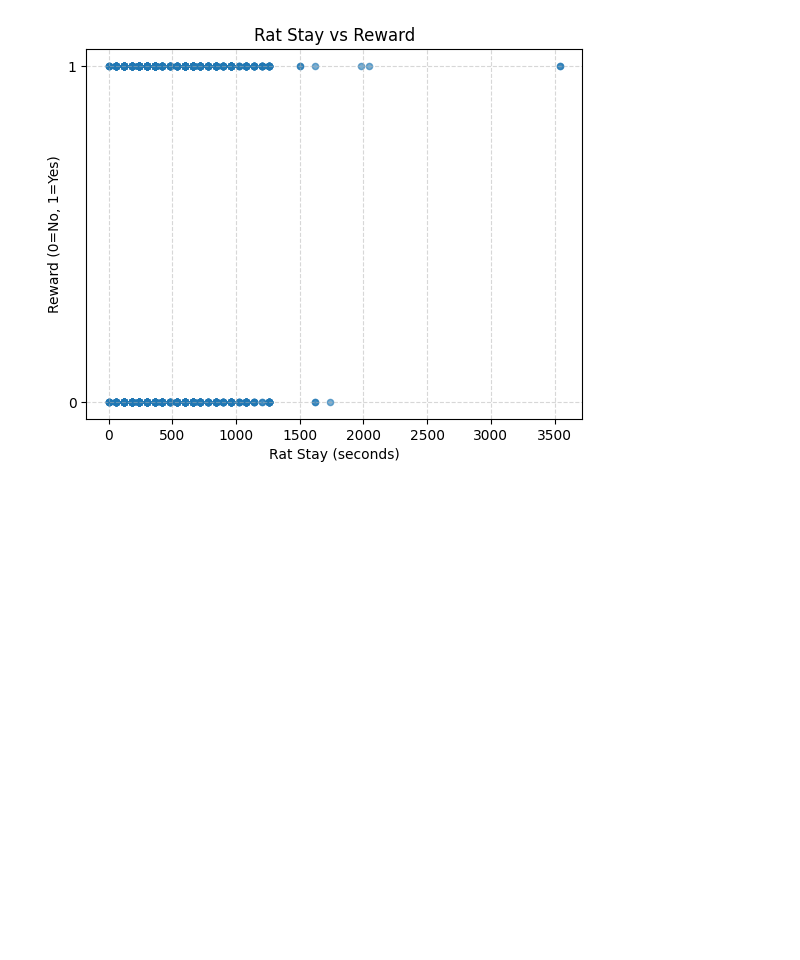
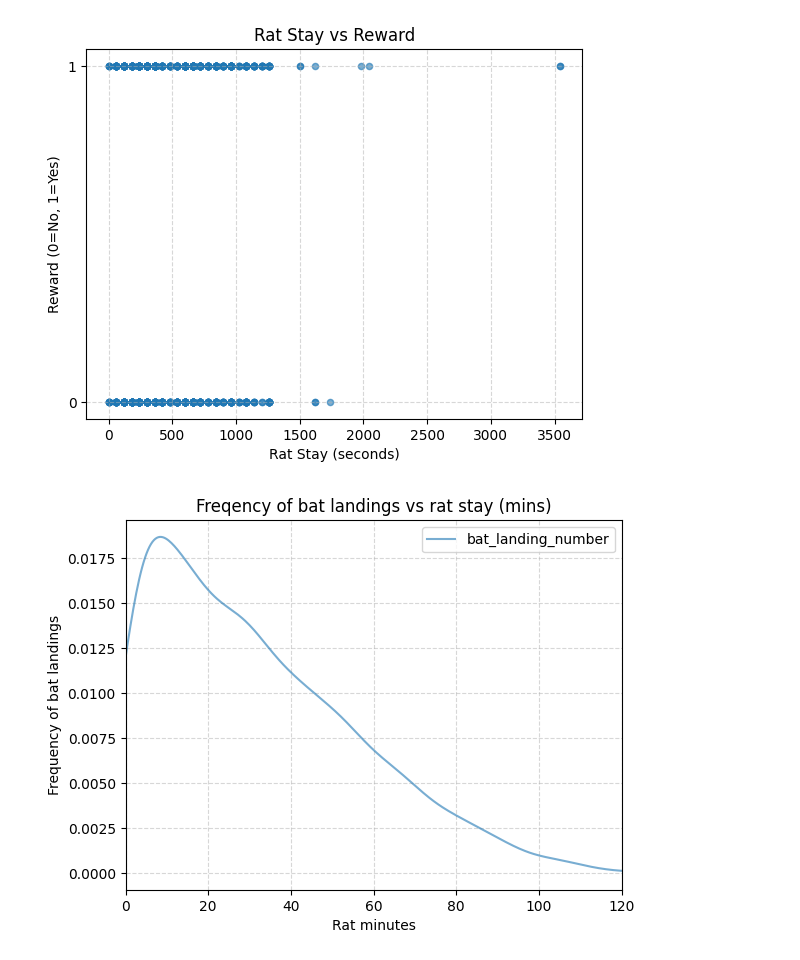
Before and after one commit to Roshan54321/Foundations_of_Data_Science_Assignment_2, a Jupyter notebook: assessment2.ipynb, the cells around one changed output. Cells and saved outputs as stored; diff of their text form; code cells hidden in the pictures; blank space fills up the shorter version.

```diff
--- a/assessment2.ipynb
+++ b/assessment2.ipynb
@@ -158,3 +186,22 @@ plt.grid(True, linestyle="--", alpha=0.5)
 plt.show()
 # %% [output]
 [figure]
+# %%
+# To see the relationship between number of bats and rat stay time
+refined_dataset2.plot.kde(
+    x="rat_minutes",
+    y="bat_landing_number",
+    alpha=0.6,
+    title="Freqency of bat landings vs rat stay (mins)"
+)
+
+# Limit to observed data range only
+plt.xlim(refined_dataset2["rat_minutes"].min(),
+         refined_dataset2["rat_minutes"].max())
+
+plt.xlabel("Rat minutes")
+plt.ylabel("Frequency of bat landings")
+plt.grid(True, linestyle="--", alpha=0.5)
+plt.show()
+# %% [output]
+[figure, added]
```
Also changed, not shown: parts of 13 cells of this notebook.
